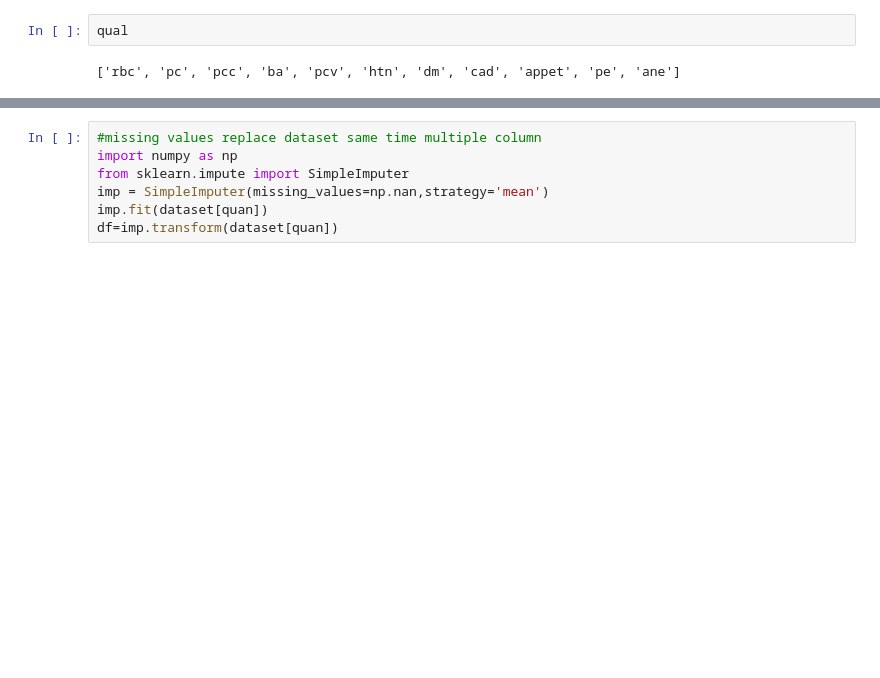
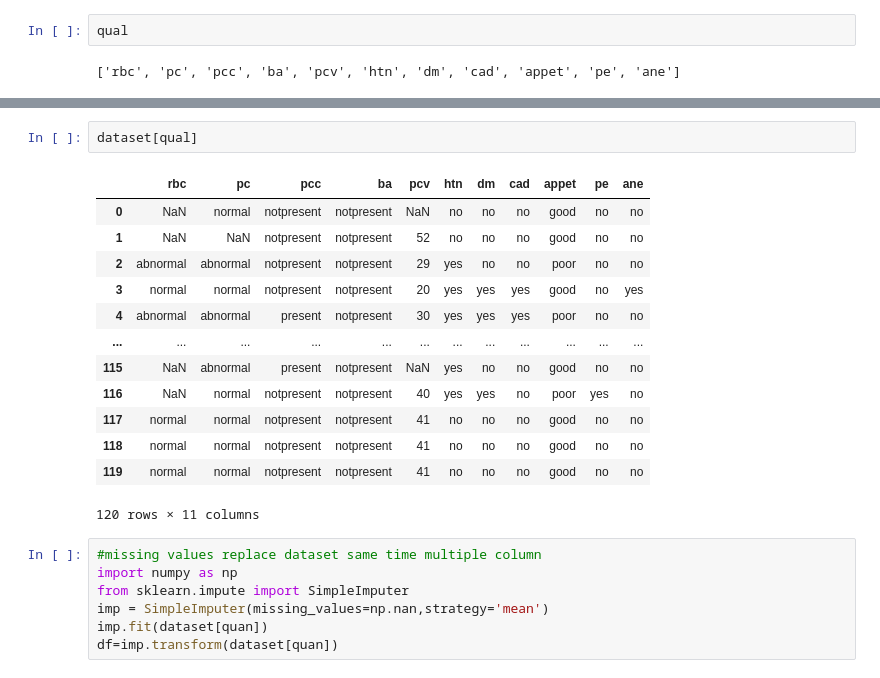
Before and after one commit to anandharishi19347/Errorfiles_For_DoubtsClarification, a Jupyter notebook: For dataset Preprocessing Assignment.ipynb, the cells around one changed output, grey strips where cells are left out. Cells and saved outputs as stored; diff of their text form; blank space fills up the shorter version.

```diff
--- a/For dataset Preprocessing Assignment.ipynb
+++ b/For dataset Preprocessing Assignment.ipynb
@@ -80,3 +94,19 @@ dataset[quan]
+# %%
+dataset[qual]
+# %% [output]
+|  | rbc | pc | pcc | ba | pcv | htn | dm | cad | appet | pe | ane |
+| 0 | NaN | normal | notpresent | notpresent | NaN | no | no | no | good | no | no |
+| 1 | NaN | NaN | notpresent | notpresent | 52 | no | no | no | good | no | no |
+| 2 | abnormal | abnormal | notpresent | notpresent | 29 | yes | no | no | poor | no | no |
+| 3 | normal | normal | notpresent | notpresent | 20 | yes | yes | yes | good | no | yes |
+| 4 | abnormal | abnormal | present | notpresent | 30 | yes | yes | yes | poor | no | no |
+| ... | ... | ... | ... | ... | ... | ... | ... | ... | ... | ... | ... |
+| 115 | NaN | abnormal | present | notpresent | NaN | yes | no | no | good | no | no |
+| 116 | NaN | normal | notpresent | notpresent | 40 | yes | yes | no | poor | yes | no |
+| 117 | normal | normal | notpresent | notpresent | 41 | no | no | no | good | no | no |
+| 118 | normal | normal | notpresent | notpresent | 41 | no | no | no | good | no | no |
+| 119 | normal | normal | notpresent | notpresent | 41 | no | no | no | good | no | no |
+120 rows × 11 columns
 # %%
 #missing values replace dataset same time multiple column
 import numpy as np
```
Also changed, not shown: parts of 2 cells of this notebook.
